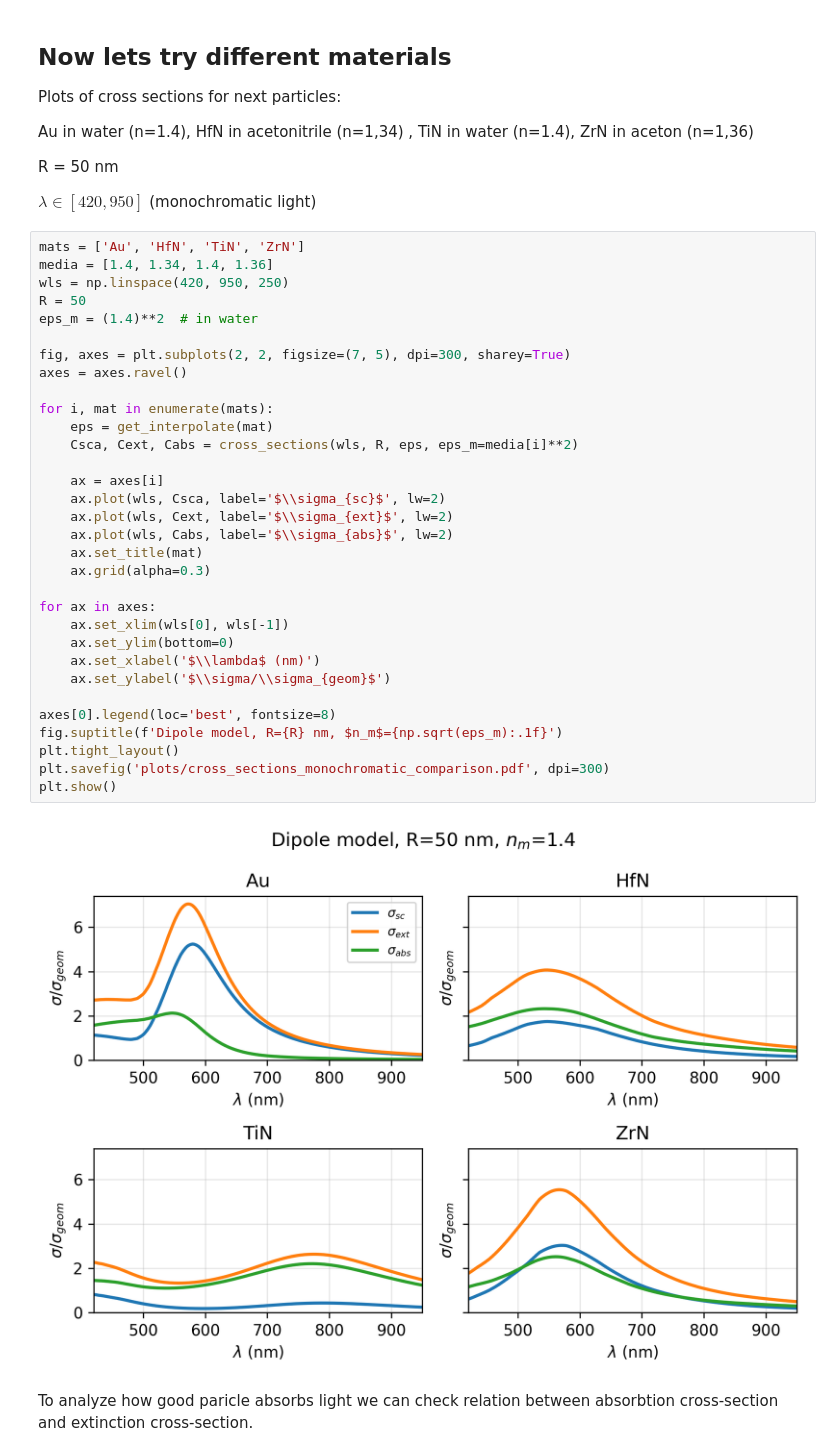
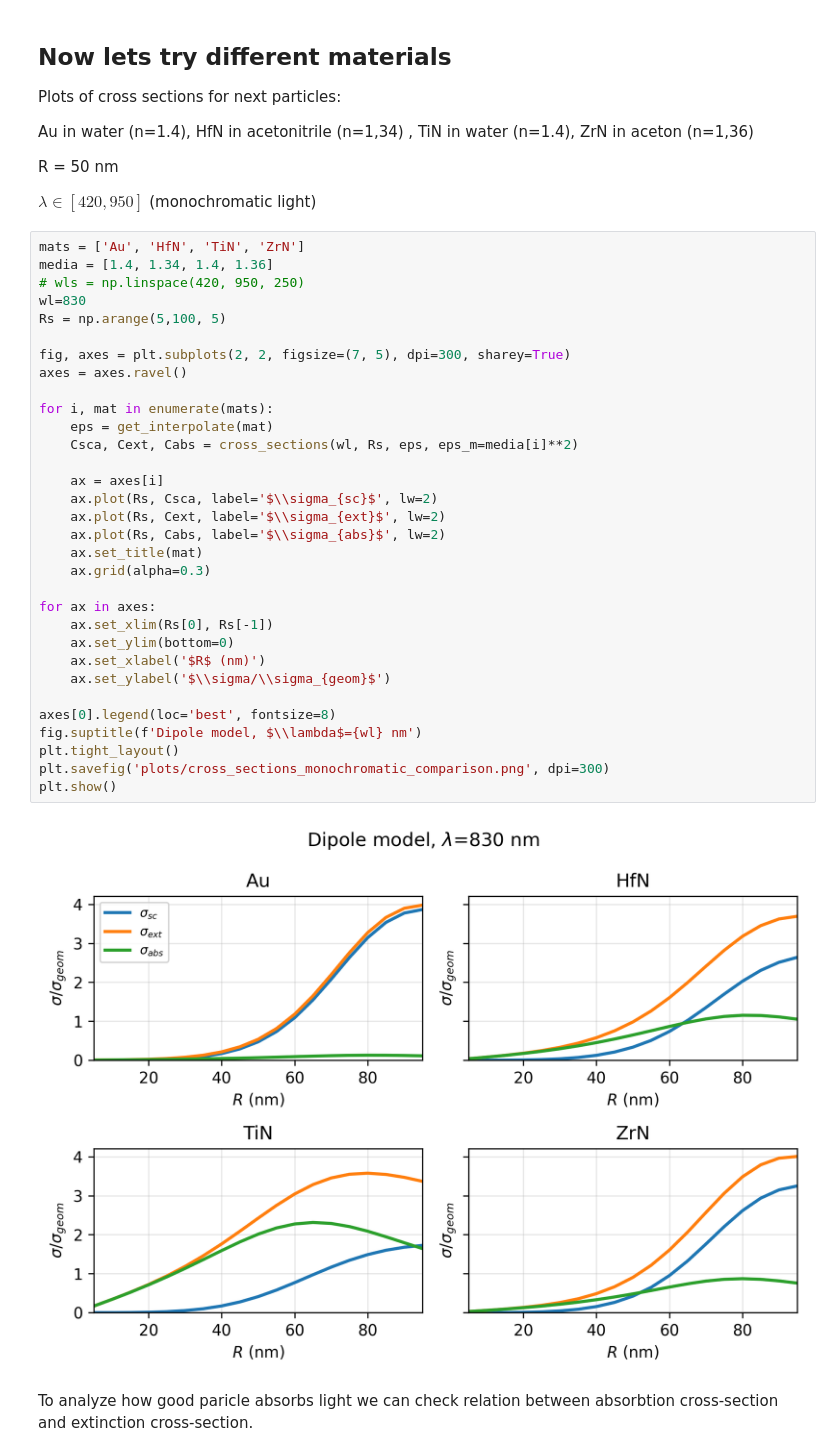
Before and after one commit to semyonbo/ReNEW-Gold-Alternative, a Jupyter notebook: plots.ipynb, the cells around one changed output. Drawn from its saved outputs; the diff is of its cells as text.

```diff
--- a/plots.ipynb
+++ b/plots.ipynb
@@ -164,36 +164,36 @@ $\lambda \in [420, 950]$  (monochromatic light)
 # %%
 mats = ['Au', 'HfN', 'TiN', 'ZrN']
 media = [1.4, 1.34, 1.4, 1.36]
-wls = np.linspace(420, 950, 250)
-R = 50
-eps_m = (1.4)**2  # in water
+# wls = np.linspace(420, 950, 250)
+wl=830
+Rs = np.arange(5,100, 5)
 
 fig, axes = plt.subplots(2, 2, figsize=(7, 5), dpi=300, sharey=True)
 axes = axes.ravel()
 
 for i, mat in enumerate(mats):
     eps = get_interpolate(mat)
-    Csca, Cext, Cabs = cross_sections(wls, R, eps, eps_m=media[i]**2)
+    Csca, Cext, Cabs = cross_sections(wl, Rs, eps, eps_m=media[i]**2)
 
     ax = axes[i]
-    ax.plot(wls, Csca, label='$\\sigma_{sc}$', lw=2)
-    ax.plot(wls, Cext, label='$\\sigma_{ext}$', lw=2)
-    ax.plot(wls, Cabs, label='$\\sigma_{abs}$', lw=2)
+    ax.plot(Rs, Csca, label='$\\sigma_{sc}$', lw=2)
+    ax.plot(Rs, Cext, label='$\\sigma_{ext}$', lw=2)
+    ax.plot(Rs, Cabs, label='$\\sigma_{abs}$', lw=2)
     ax.set_title(mat)
     ax.grid(alpha=0.3)
 
 for ax in axes:
-    ax.set_xlim(wls[0], wls[-1])
+    ax.set_xlim(Rs[0], Rs[-1])
     ax.set_ylim(bottom=0)
-    ax.set_xlabel('$\\lambda$ (nm)')
+    ax.set_xlabel('$R$ (nm)')
     ax.set_ylabel('$\\sigma/\\sigma_{geom}$')
 
 axes[0].legend(loc='best', fontsize=8)
-fig.suptitle(f'Dipole model, R={R} nm, $n_m$={np.sqrt(eps_m):.1f}')
+fig.suptitle(f'Dipole model, $\\lambda$={wl} nm')
 plt.tight_layout()
-plt.savefig('plots/cross_sections_monochromatic_comparison.pdf', dpi=300)
+plt.savefig('plots/cross_sections_monochromatic_comparison.png', dpi=300)
 plt.show()
 # %% [output]
-[figure, old version]
+[figure, new version]
 # %% [markdown]
 To analyze how good paricle absorbs light we can check relation between absorbtion cross-section and extinction cross-section.
```
Also changed, not shown: parts of 8 cells of this notebook, 25 other files.
